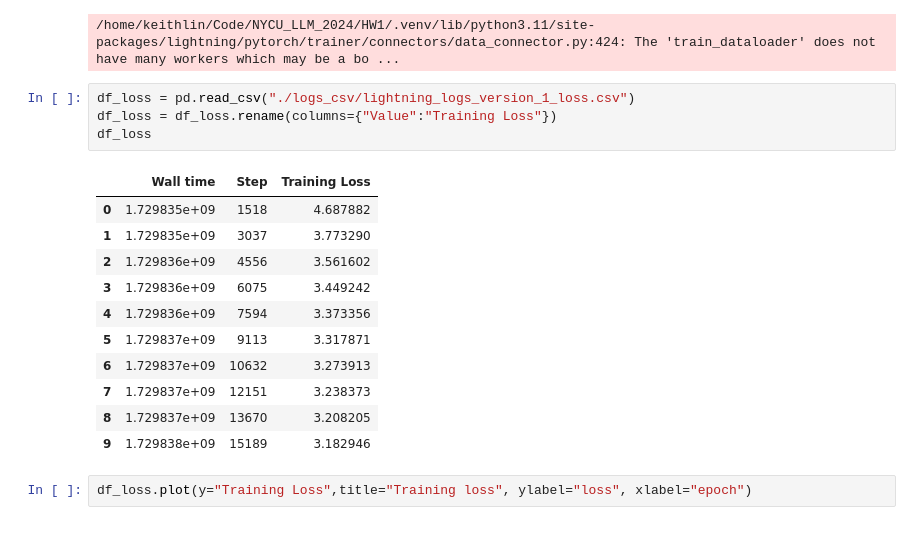
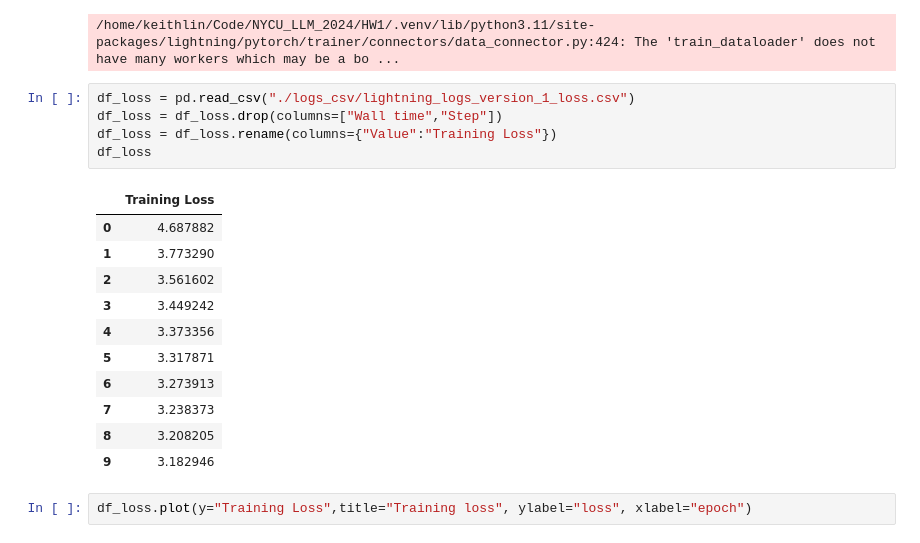
Before and after one commit to KeithLin724/NYCU_LLM_2024, a Jupyter notebook: HW1/hw1_1_313511068.ipynb, the cells around one changed output. Saved outputs shown, nothing was run; the diff lists cells and outputs as text.

```diff
--- a/HW1/hw1_1_313511068.ipynb
+++ b/HW1/hw1_1_313511068.ipynb
@@ -545,20 +551,21 @@ LOCAL_RANK: 0 - CUDA_VISIBLE_DEVICES: [0]
 /home/keithlin/Code/NYCU_LLM_2024/HW1/.venv/lib/python3.11/site-packages/lightning/pytorch/trainer/connectors/data_connector.py:424: The 'train_dataloader' does not have many workers which may be a bo ...
 # %%
 df_loss = pd.read_csv("./logs_csv/lightning_logs_version_1_loss.csv")
+df_loss = df_loss.drop(columns=["Wall time","Step"])
 df_loss = df_loss.rename(columns={"Value":"Training Loss"})
 df_loss
 # %% [output]
-|  | Wall time | Step | Training Loss |
-| 0 | 1.729835e+09 | 1518 | 4.687882 |
-| 1 | 1.729835e+09 | 3037 | 3.773290 |
-| 2 | 1.729836e+09 | 4556 | 3.561602 |
-| 3 | 1.729836e+09 | 6075 | 3.449242 |
-| 4 | 1.729836e+09 | 7594 | 3.373356 |
-| 5 | 1.729837e+09 | 9113 | 3.317871 |
-| 6 | 1.729837e+09 | 10632 | 3.273913 |
-| 7 | 1.729837e+09 | 12151 | 3.238373 |
-| 8 | 1.729837e+09 | 13670 | 3.208205 |
-| 9 | 1.729838e+09 | 15189 | 3.182946 |
+|  | Training Loss |
+| 0 | 4.687882 |
+| 1 | 3.773290 |
+| 2 | 3.561602 |
+| 3 | 3.449242 |
+| 4 | 3.373356 |
+| 5 | 3.317871 |
+| 6 | 3.273913 |
+| 7 | 3.238373 |
+| 8 | 3.208205 |
+| 9 | 3.182946 |
 # %%
 df_loss.plot(y="Training Loss",title="Training loss", ylabel="loss", xlabel="epoch")
 # %% [output]
```
Also changed, not shown: parts of 4 cells of this notebook.
